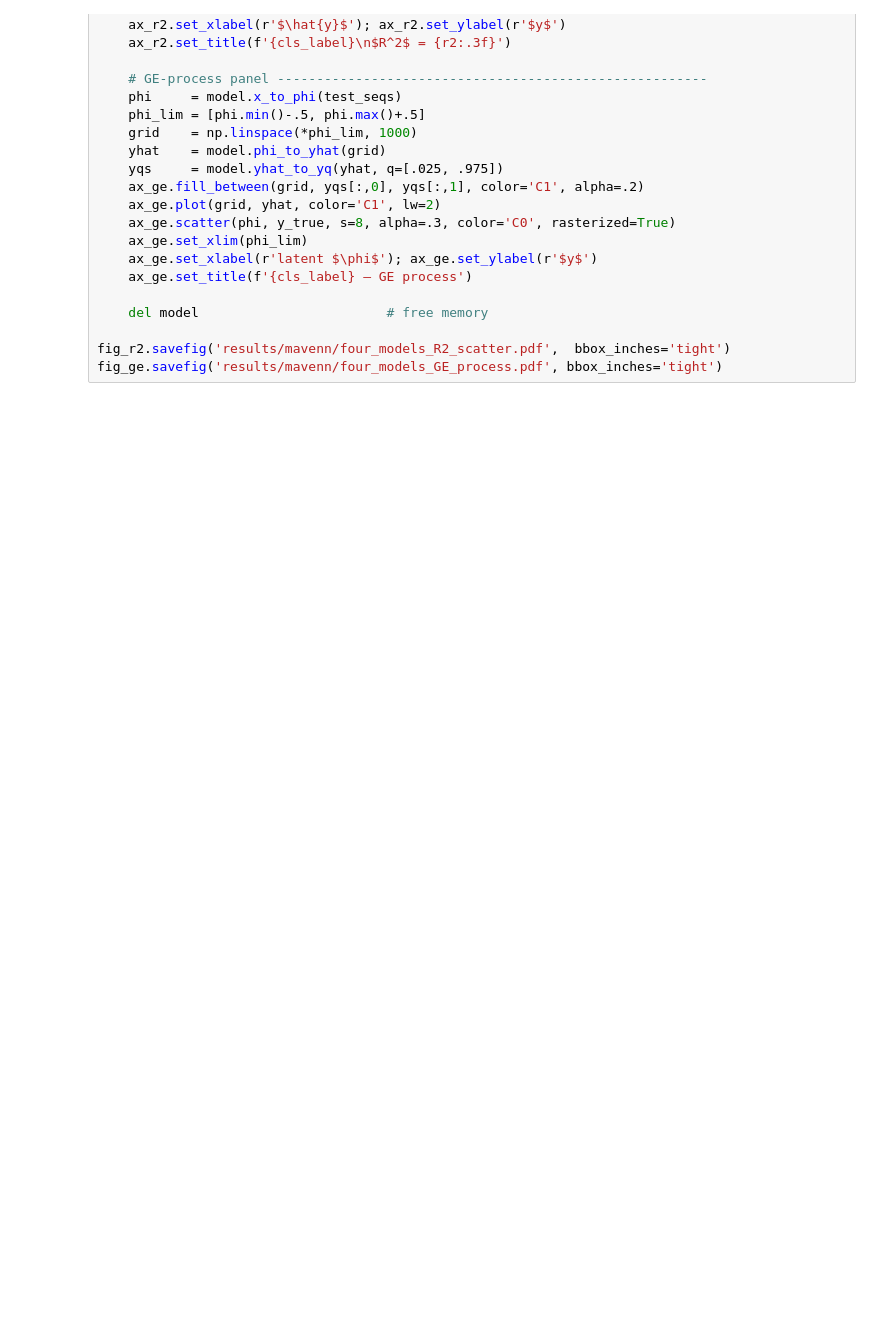
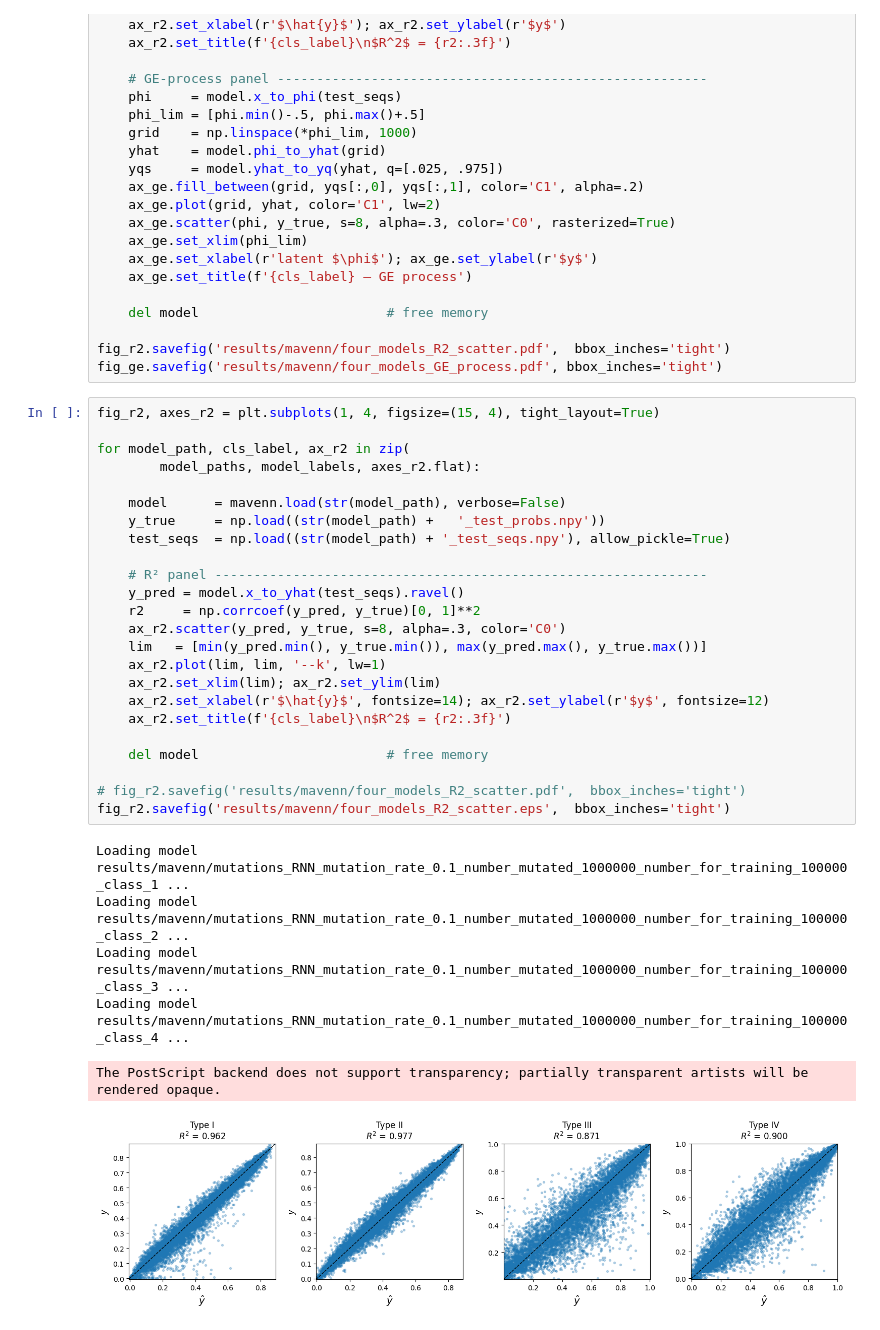
Before and after one commit to AnacletoLAB/RNA_m5C_predict, a Jupyter notebook: experiments/run_mavenn.ipynb, the cells around one changed output. Cells and saved outputs as stored; diff of their text form; blank space fills up the shorter version.

```diff
--- a/experiments/run_mavenn.ipynb
+++ b/experiments/run_mavenn.ipynb
@@ -804,3 +832,34 @@ for model_path, cls_label, ax_r2, ax_ge in zip(
 
 fig_r2.savefig('results/mavenn/four_models_R2_scatter.pdf',  bbox_inches='tight')
 fig_ge.savefig('results/mavenn/four_models_GE_process.pdf', bbox_inches='tight')
+# %%
+fig_r2, axes_r2 = plt.subplots(1, 4, figsize=(15, 4), tight_layout=True)
+
+for model_path, cls_label, ax_r2 in zip(
+        model_paths, model_labels, axes_r2.flat):
+
+    model      = mavenn.load(str(model_path), verbose=False)
+    y_true     = np.load((str(model_path) +   '_test_probs.npy'))
+    test_seqs  = np.load((str(model_path) + '_test_seqs.npy'), allow_pickle=True)
+
+    # R² panel ---------------------------------------------------------------
+    y_pred = model.x_to_yhat(test_seqs).ravel()
+    r2     = np.corrcoef(y_pred, y_true)[0, 1]**2
+    ax_r2.scatter(y_pred, y_true, s=8, alpha=.3, color='C0')
+    lim   = [min(y_pred.min(), y_true.min()), max(y_pred.max(), y_true.max())]
+    ax_r2.plot(lim, lim, '--k', lw=1)
+    ax_r2.set_xlim(lim); ax_r2.set_ylim(lim)
+    ax_r2.set_xlabel(r'$\hat{y}$', fontsize=14); ax_r2.set_ylabel(r'$y$', fontsize=12)
+    ax_r2.set_title(f'{cls_label}\n$R^2$ = {r2:.3f}')
+
+    del model                        # free memory
+
+# fig_r2.savefig('results/mavenn/four_models_R2_scatter.pdf',  bbox_inches='tight')
+fig_r2.savefig('results/mavenn/four_models_R2_scatter.eps',  bbox_inches='tight')
+# %% [output]
+Loading model results/mavenn/mutations_RNN_mutation_rate_0.1_number_mutated_1000000_number_for_training_100000_class_1 ...
+Loading model results/mavenn/mutations_RNN_mutation_rate_0.1_number_mutated_1000000_number_for_training_100000_class_2 ...
+Loading model results/mavenn/mutations_RNN_mutation_rate_0.1_number_mutated_1000000_number_for_training_100000_class_3 ...
+Loading model results/mavenn/mutations_RNN_mutation_rate_0.1_number_mutated_1000000_number_for_training_100000_class_4 ...
+The PostScript backend does not support transparency; partially transparent artists will be rendered opaque.
+[figure, added]
```
Also changed, not shown: parts of 3 cells of this notebook, 6 other files.
